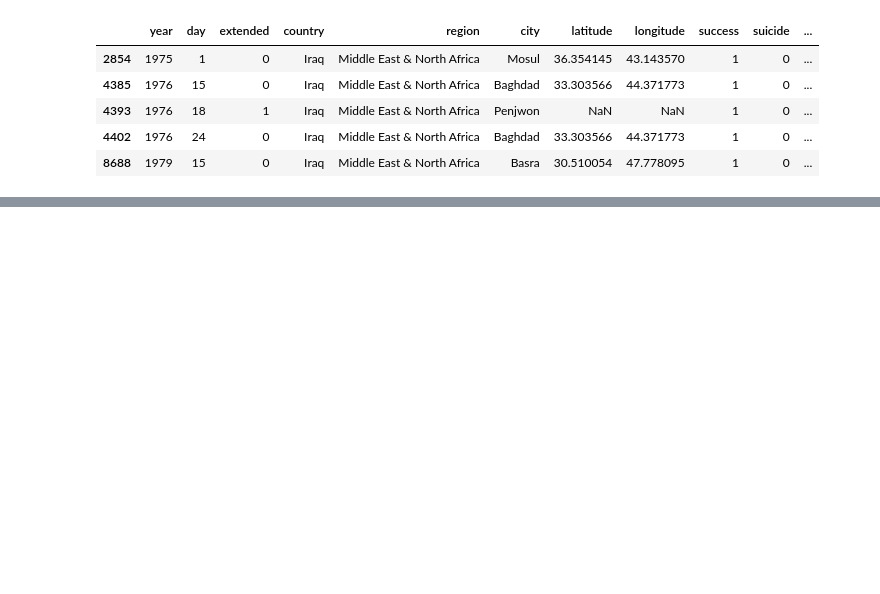
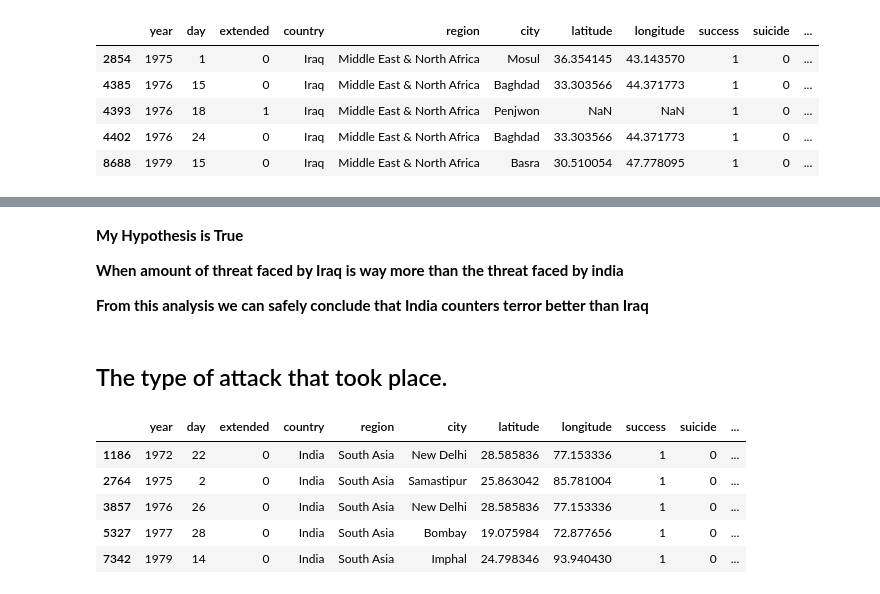
Before and after one commit to Shourya306/Global-Terrorism-EDA, a Jupyter notebook: Copy_of_Global_Terrorism_Analysis_Capstone_Project.ipynb, the cells around one changed output, grey strips where cells are left out. Saved outputs shown, nothing was run; the diff lists cells and outputs as text; code cells hidden in the pictures; blank space fills up the shorter version.

```diff
--- a/Copy_of_Global_Terrorism_Analysis_Capstone_Project.ipynb
+++ b/Copy_of_Global_Terrorism_Analysis_Capstone_Project.ipynb
@@ -327,0 +346,17 @@ Text(0.5, 1.0, 'most dangerous cities in iraq')
+# %% [markdown]
+**My Hypothesis is True**
+
+**When amount of threat faced by Iraq is way more than the threat faced by india**
+
+**From this analysis we can safely conclude that India counters terror better than Iraq**
+# %% [markdown]
+## The type of attack that took place.
+# %%
+india_df.head()
+# %% [output]
+|  | year | day | extended | country | region | city | latitude | longitude | success | suicide | ... |
+| 1186 | 1972 | 22 | 0 | India | South Asia | New Delhi | 28.585836 | 77.153336 | 1 | 0 | ... |
+| 2764 | 1975 | 2 | 0 | India | South Asia | Samastipur | 25.863042 | 85.781004 | 1 | 0 | ... |
+| 3857 | 1976 | 26 | 0 | India | South Asia | New Delhi | 28.585836 | 77.153336 | 1 | 0 | ... |
+| 5327 | 1977 | 28 | 0 | India | South Asia | Bombay | 19.075984 | 72.877656 | 1 | 0 | ... |
+| 7342 | 1979 | 14 | 0 | India | South Asia | Imphal | 24.798346 | 93.940430 | 1 | 0 | ... |
```
Also changed, not shown: parts of 21 cells of this notebook.
